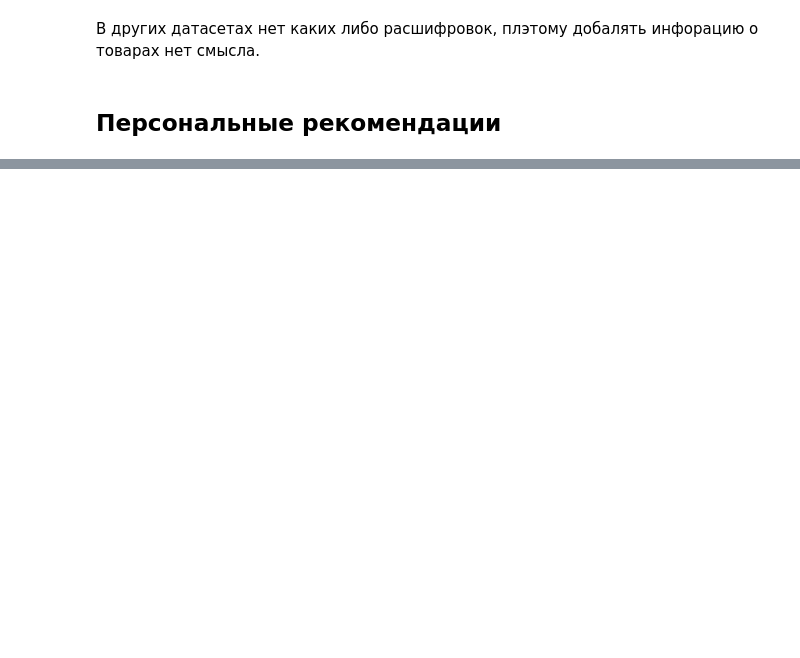
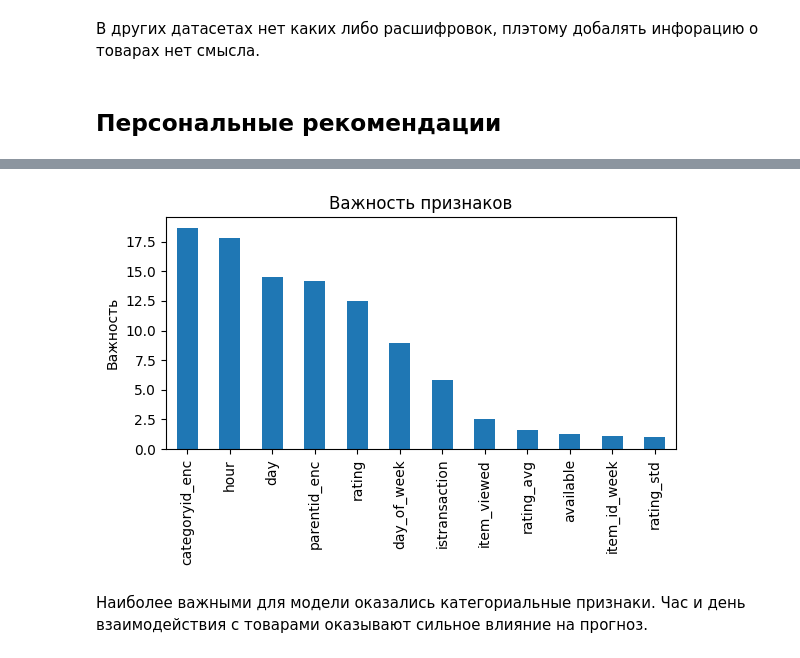
Before and after one commit to RumKam/mle-pr-final, a Jupyter notebook: notebooks/main_research.ipynb, the cells around one changed output, grey strips where cells are left out. Drawn from its saved outputs; the diff is of its cells as text; code cells hidden in the pictures; blank space fills up the shorter version.

```diff
--- a/notebooks/main_research.ipynb
+++ b/notebooks/main_research.ipynb
@@ -961,0 +1044,5 @@ top_k_pop_items.to_csv('../recommendation/top_popular.csv', index=False)
+# %%
+# Вычтем из последней даты в датасете несколько дней
+test_days = events_test["timestamp"].max() - pd.Timedelta(days=3)
+
+print(test_days)
@@ -961,0 +1092,12 @@ top_k_pop_items.to_csv('../recommendation/top_popular.csv', index=False)
+# %%
+# В кандидатах оставляем только тех пользователей, у которых есть хотя бы один положительный таргет
+candidates_to_sample = events_labels.groupby("user_id").filter(lambda x: x["target"].sum() > 0)
+
+# для каждого пользователя оставляем 1 негативный пример
+negatives_per_user = 1
+candidates_for_train = pd.concat([
+    candidates_to_sample.query("target == 1"),
+    candidates_to_sample.query("target == 0") \
+        .groupby("user_id") \
+        .apply(lambda x: x.sample(negatives_per_user, random_state=0))
+    ]).reset_index(drop=True)
@@ -961,0 +1114,15 @@ top_k_pop_items.to_csv('../recommendation/top_popular.csv', index=False)
+# %%
+def get_user_features(events):
+    """ считает пользовательские признаки """
+
+    user_features = events.groupby("user_id").agg(
+        item_id_week=("timestamp", lambda x: (x.max()-x.min()).days/7),
+        item_viewed=("item_id", "count"),
+        rating_avg=("rating", "mean"),
+        rating_std=("rating", "std"))
+
+    return user_features
+# %%
+# Получим новые признаки, отфильтровав данные с целевым действием
+user_features_for_train = get_user_features(events_train[events_train['target']==0])
+candidates_for_train = candidates_for_train.merge(user_features_for_train, on="user_id", how="left").fillna(0)
@@ -961,0 +1285,14 @@ top_k_pop_items.to_csv('../recommendation/top_popular.csv', index=False)
+# %%
+# Выведем диаграмму с оценкой влияния признаков на целевой
+imp = pd.Series(cb_model.feature_importances_,
+                features)
+
+fig, ax = plt.subplots(figsize=(6,4))
+imp.sort_values(ascending=False).plot.bar(ax=ax)
+ax.set_title("Важность признаков")
+ax.set_ylabel('Важность')
+fig.tight_layout()
+# %% [output]
+[figure, added]
+# %% [markdown]
+Наиболее важными для модели оказались категориальные признаки. Час и день взаимодействия с товарами оказывают сильное влияние на прогноз.
```
Also changed, not shown: parts of 60 cells of this notebook, 11 other files.
